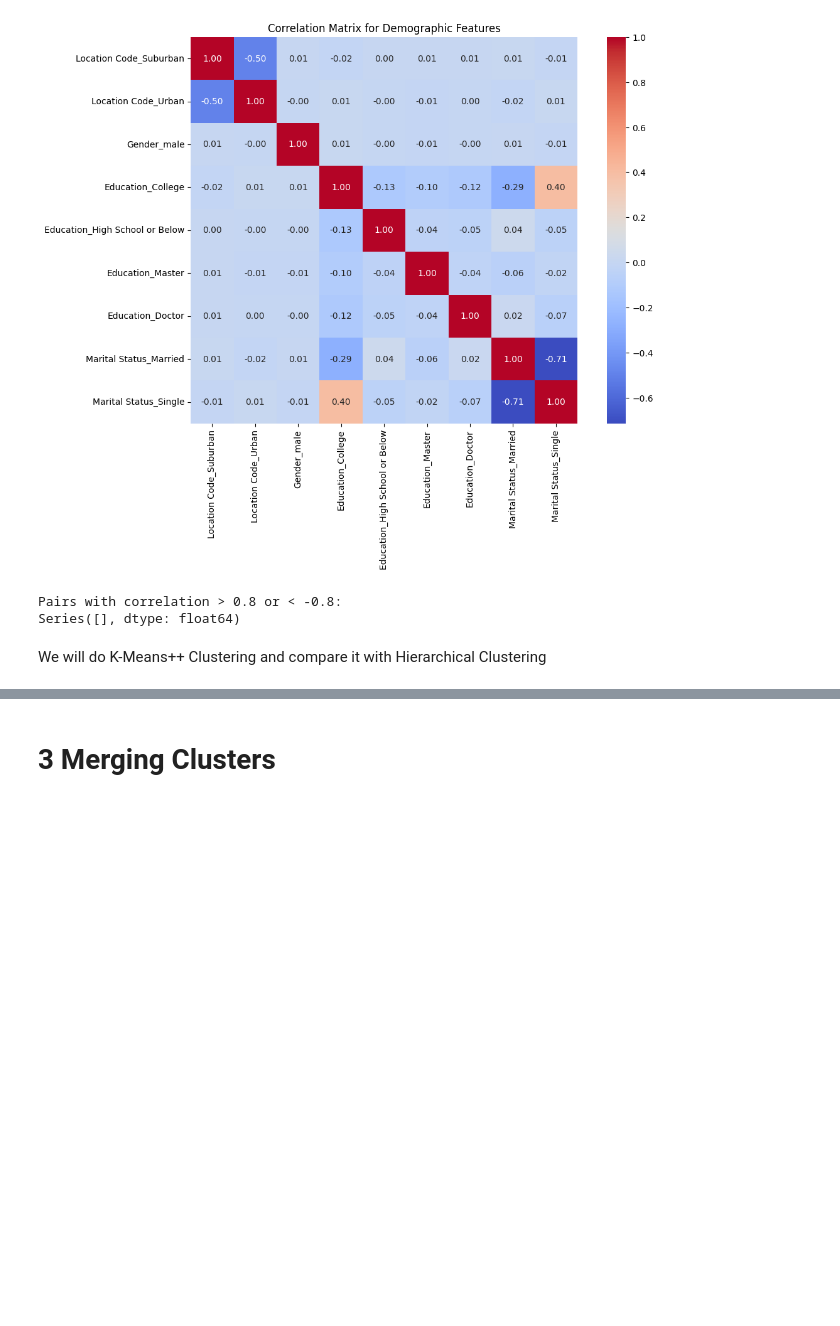
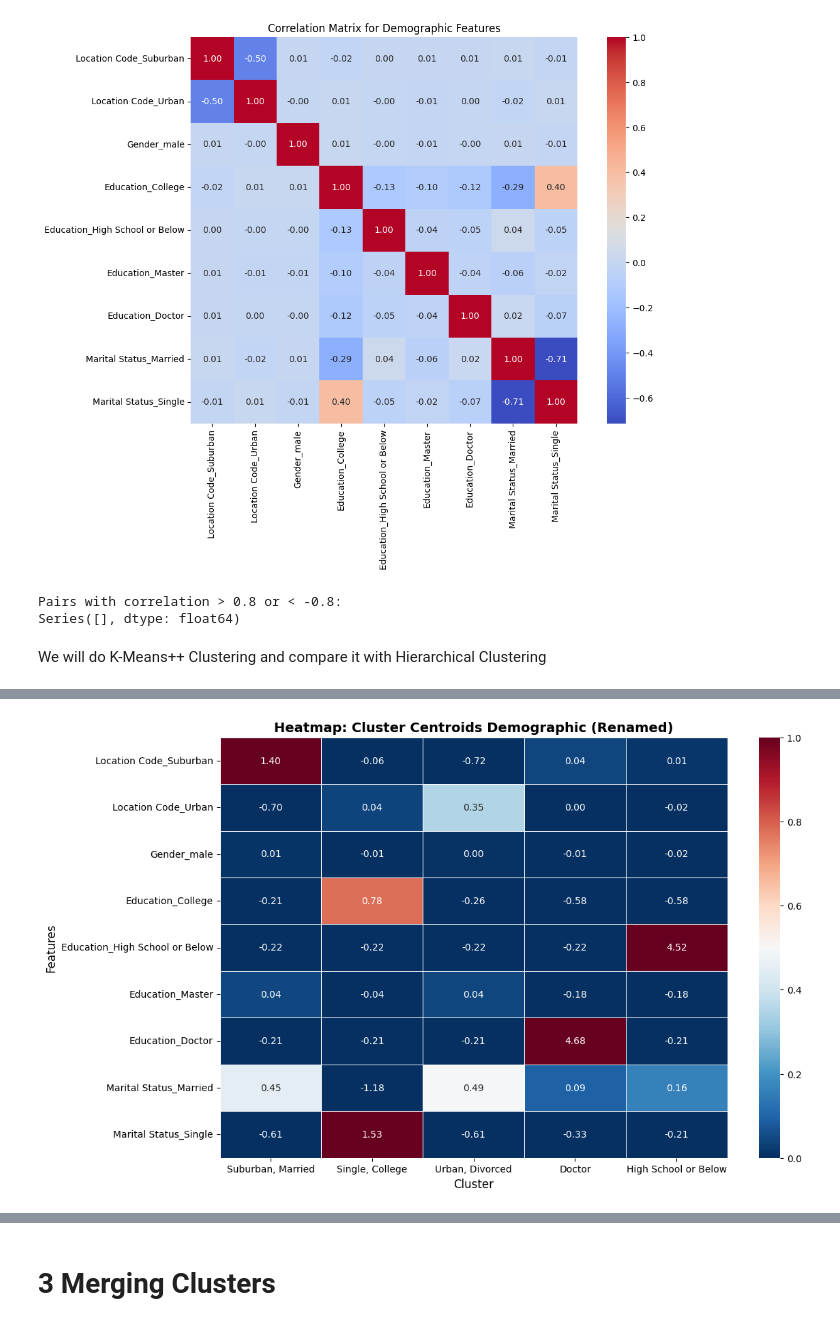
Before and after one commit to Mehmet1700/DataMining2025, a Jupyter notebook: submission2/01_Clustering.ipynb, the cells around one changed output, grey strips where cells are left out. Saved outputs shown, nothing was run; the diff lists cells and outputs as text; code cells hidden in the pictures; blank space fills up the shorter version.

```diff
--- a/submission2/01_Clustering.ipynb
+++ b/submission2/01_Clustering.ipynb
@@ -1073,3 +1128,37 @@ plt.show()
+# %%
+# --- Visualization 2: Heatmap of Centroids (Renamed) ---
+plt.figure(figsize=(12, 8))
+
+# Rename clusters
+df_centroids_demo_renamed = df_centroids_demo.rename(index={
+    0: 'Suburban, Married',
+    1: 'Single, College' ,
+    2: 'Urban, Divorced',
+    3: 'Doctor',
+    4: 'High School or Below'
+})
+
+# Prepare data: Features as rows
+df_plot = df_centroids_demo_renamed.T
+
+# Transpose (T) so that features are on the Y-axis
+sns.heatmap(
+    df_plot,
+    cmap='RdBu_r',  # Red-Blue colormap (good for deviations from the mean)
+    center=0.5,     # Centered at 0.5 for standardized data
+    annot=True,     # Show values
+    fmt='.2f',      # 2 decimal places
+    linewidths=.5,
+    vmin=0,         # Minimum at 0
+    vmax=1          # Maximum at 1
+)
+
+plt.title('Heatmap: Cluster Centroids Demographic (Renamed)', fontsize=14, fontweight='bold')
+plt.xlabel('Cluster', fontsize=12)
+plt.ylabel('Features', fontsize=12)
+plt.show()
+# %% [output]
+[figure, added]
 # %%
 # Count the number of customers in each cluster and display the result and plot it
 cluster_counts = df_profile_demo['cluster'].value_counts().sort_index()
```
Also changed, not shown: parts of 55 cells of this notebook, 4 other files.
